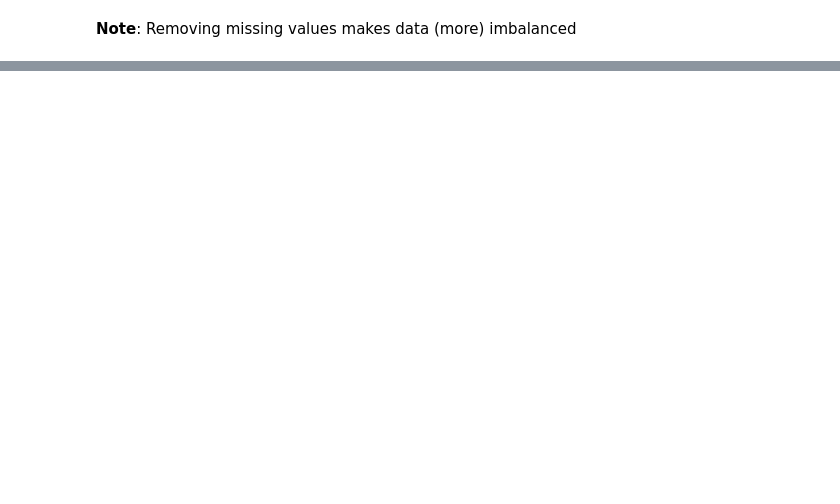
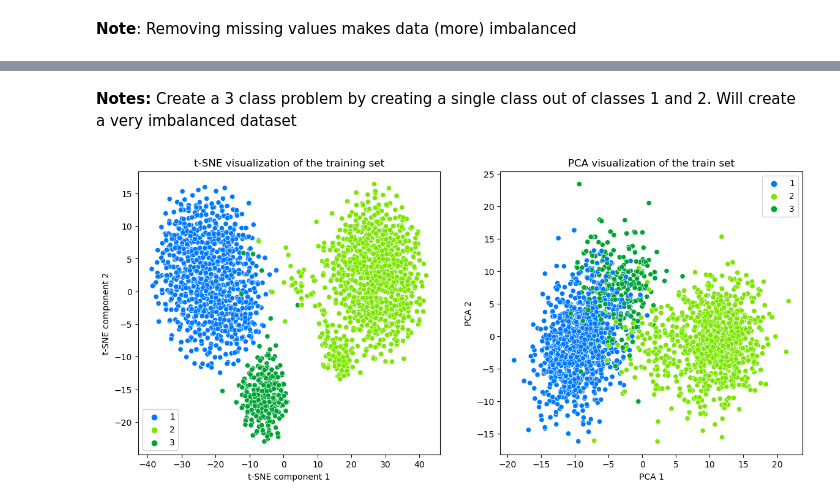
Before and after one commit to jespeols/MPCAS, a Jupyter notebook: MVE441_StatLearning/Exam/code/data_exploration.ipynb, the cells around one changed output, grey strips where cells are left out. Saved outputs shown, nothing was run; the diff lists cells and outputs as text; code cells hidden in the pictures; blank space fills up the shorter version.

```diff
--- a/MVE441_StatLearning/Exam/code/data_exploration.ipynb
+++ b/MVE441_StatLearning/Exam/code/data_exploration.ipynb
@@ -128,0 +187,22 @@ Number of missing values per class: [584 764 884 748]
+# %% [markdown]
+**Notes:** Create a 3 class problem by creating a single class out of classes 1 and 2. Will create a very imbalanced dataset
+# %%
+df_3_classes = df_dropna.copy()
+
+df_3_classes['class'] = df_3_classes['class'].replace(2, 1)
+df_3_classes['class'] = df_3_classes['class'].replace(3, 2)
+df_3_classes['class'] = df_3_classes['class'].replace(4, 3)
+# class 1 & 2 -> class 1
+# class 3 -> class 2
+# class 4 -> class 3
+
+X_3_classes = df_3_classes.drop('class', axis=1).values
+y_3_classes = df_3_classes['class'].values
+
+# write to file
+df_3_classes.to_csv(os.path.join('data', 'data_3_classes.txt'), sep='\t', index=False)
+
+colors_classes = ["#0079FF", "#7BE600", "#00A336"]
+visualize_classes(X_3_classes, y_3_classes, colors_classes)
+# %% [output]
+[figure, added]
```
Also changed, not shown: parts of 21 cells of this notebook.
